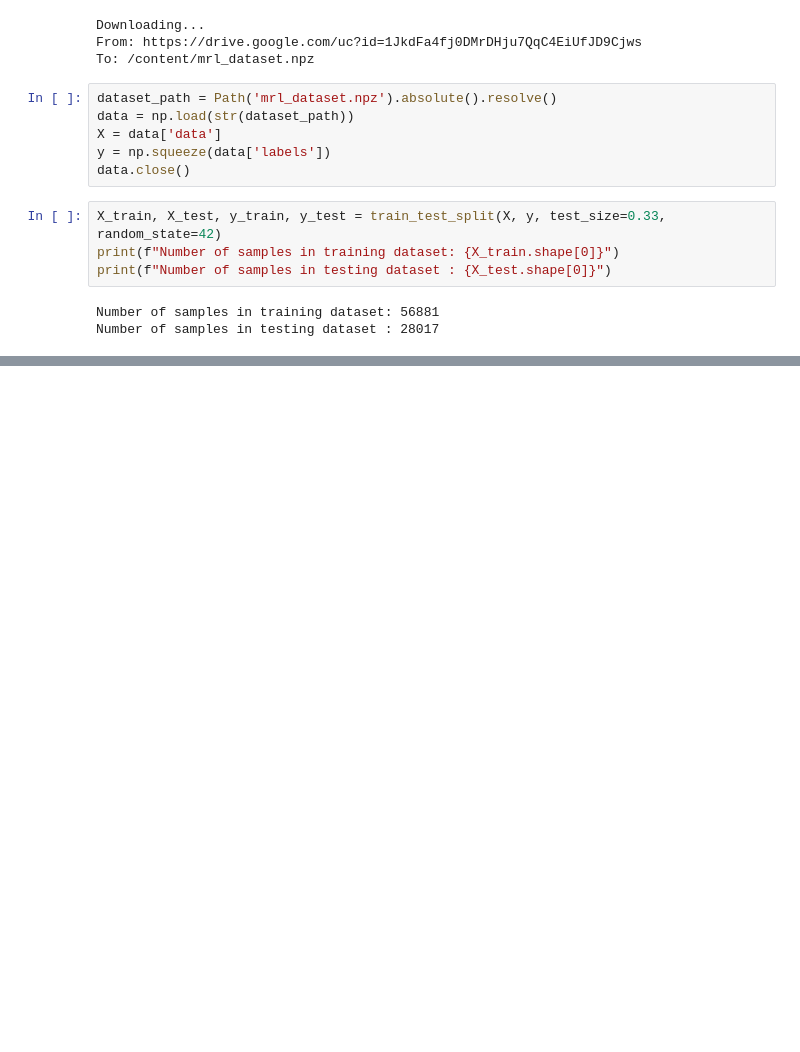
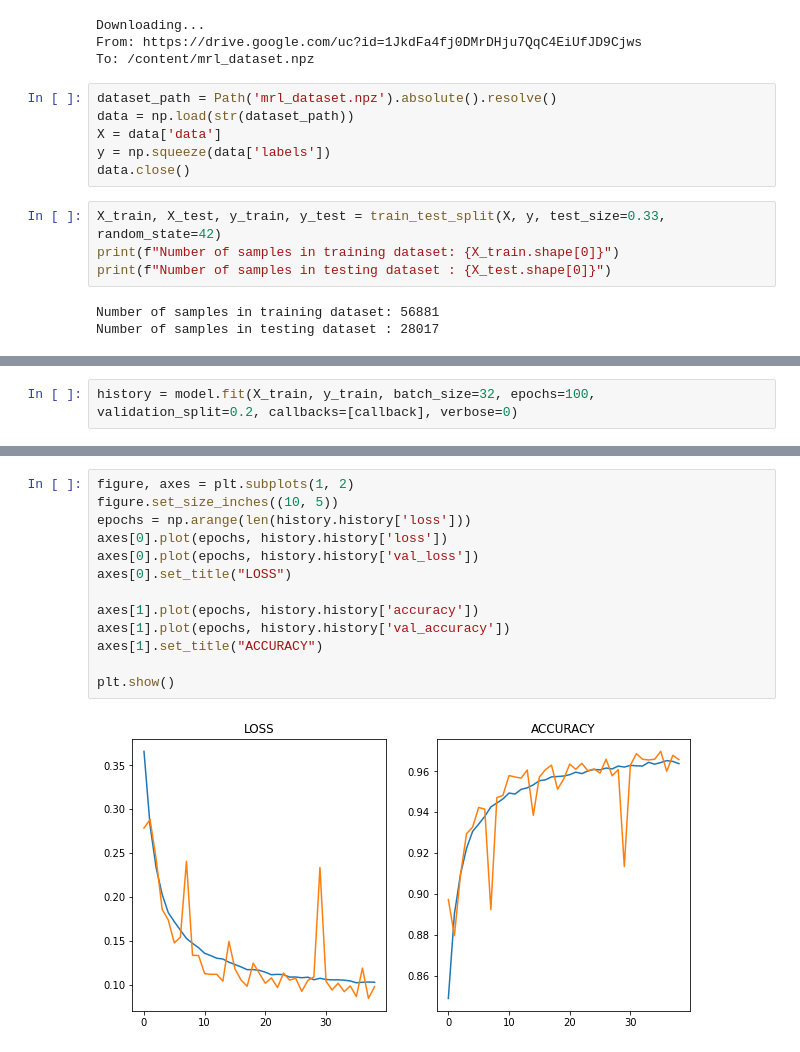
Before and after one commit to abhilb/Open-eye-closed-eye-classification, a Jupyter notebook: part2/MRL_Dataset_FullyConnected_Neural_Network.ipynb, the cells around one changed output, grey strips where cells are left out. Saved outputs shown, nothing was run; the diff lists cells and outputs as text; blank space fills up the shorter version.

```diff
--- a/part2/MRL_Dataset_FullyConnected_Neural_Network.ipynb
+++ b/part2/MRL_Dataset_FullyConnected_Neural_Network.ipynb
@@ -74,0 +80,2 @@ _________________________________________________________________
+# %%
+history = model.fit(X_train, y_train, batch_size=32, epochs=100, validation_split=0.2, callbacks=[callback], verbose=0)
@@ -74,0 +88,15 @@ _________________________________________________________________
+# %%
+figure, axes = plt.subplots(1, 2)
+figure.set_size_inches((10, 5))
+epochs = np.arange(len(history.history['loss']))
+axes[0].plot(epochs, history.history['loss'])
+axes[0].plot(epochs, history.history['val_loss'])
+axes[0].set_title("LOSS")
+
+axes[1].plot(epochs, history.history['accuracy'])
+axes[1].plot(epochs, history.history['val_accuracy'])
+axes[1].set_title("ACCURACY")
+
+plt.show()
+# %% [output]
+[figure, added]
```
Also changed, not shown: parts of 7 cells of this notebook.
